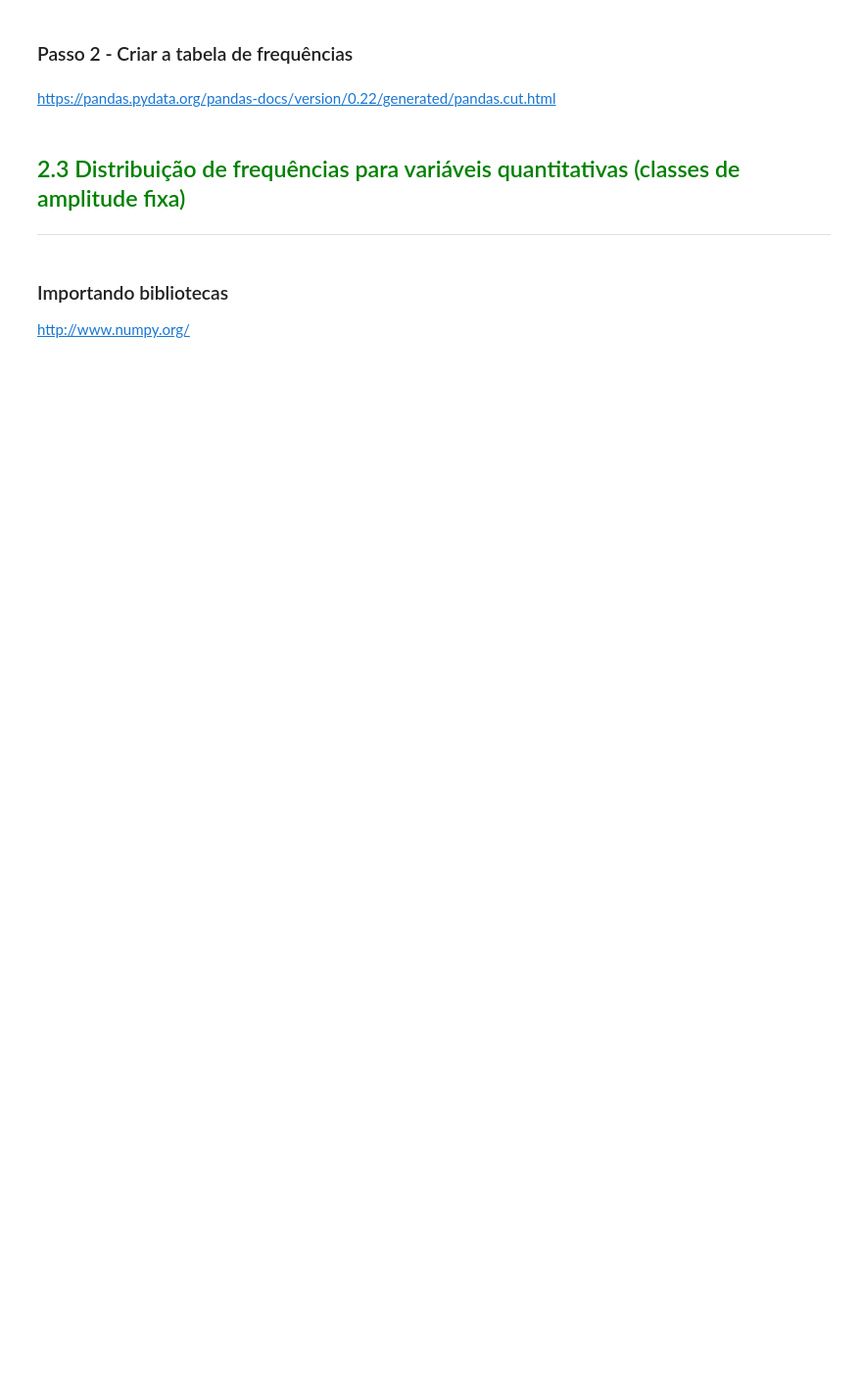
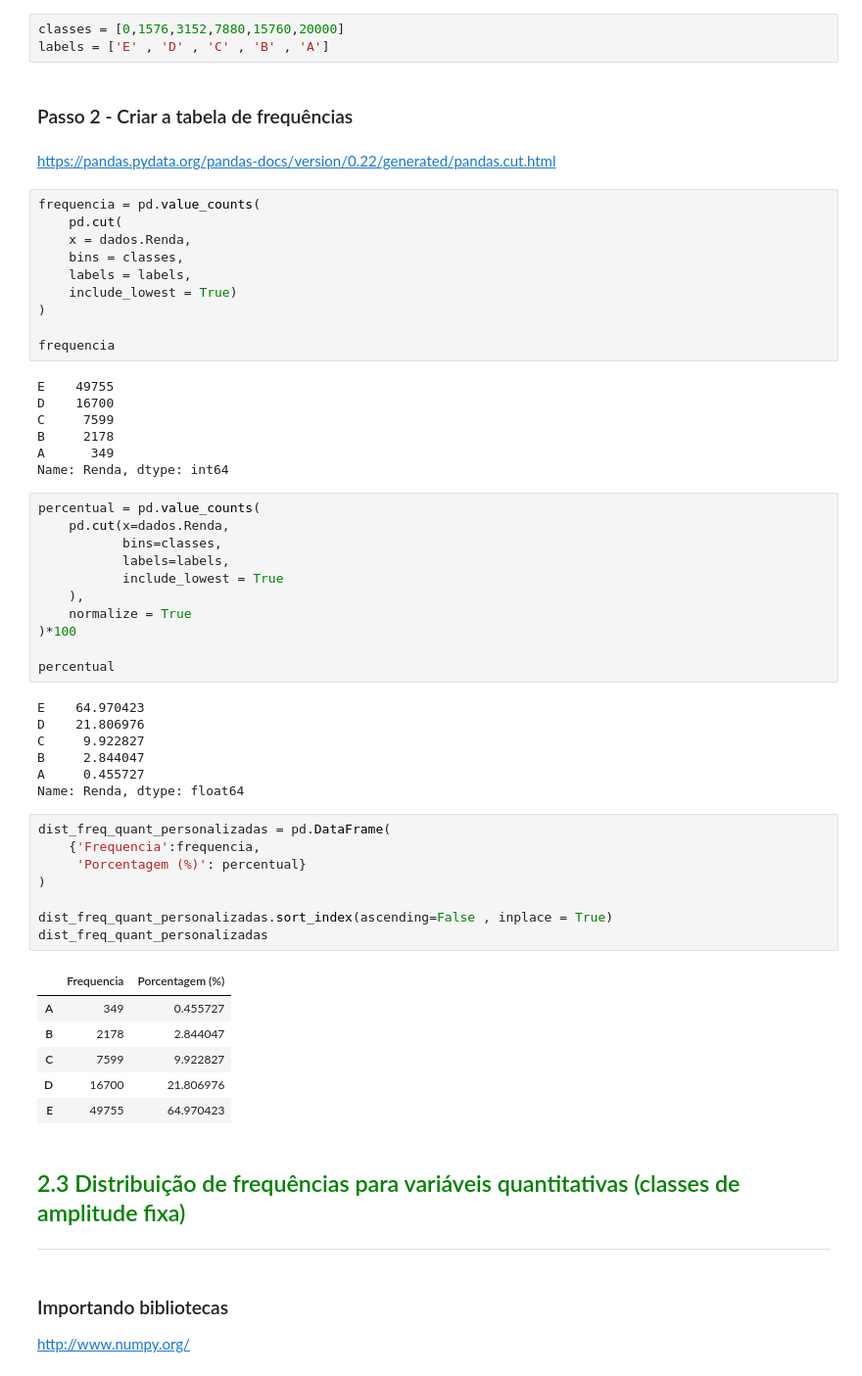
Before and after one commit to bernardogoltz/datascience-python-estatistica, a Jupyter notebook: Curso_de_Estatística_Parte_1.ipynb, the cells around one changed output. Shown at 98% size. Drawn from its saved outputs; the diff is of its cells as text; blank space fills up the shorter version.

```diff
--- a/Curso_de_Estatística_Parte_1.ipynb
+++ b/Curso_de_Estatística_Parte_1.ipynb
@@ -330,7 +337,60 @@ onde <b>SM</b> é o valor do salário mínimo na época. Em nosso caso <b>R$ 788
+# %%
+classes = [0,1576,3152,7880,15760,20000]
+labels = ['E' , 'D' , 'C' , 'B' , 'A']
 # %% [markdown]
 ### Passo 2 - Criar a tabela de frequências
 # %% [markdown]
 https://pandas.pydata.org/pandas-docs/version/0.22/generated/pandas.cut.html
+# %%
+frequencia = pd.value_counts(
+    pd.cut(
+    x = dados.Renda,
+    bins = classes,
+    labels = labels,
+    include_lowest = True)
+)
+
+frequencia
+# %% [output]
+E    49755
+D    16700
+C     7599
+B     2178
+A      349
+Name: Renda, dtype: int64
+# %%
+percentual = pd.value_counts(
+    pd.cut(x=dados.Renda,
+           bins=classes,
+           labels=labels,
+           include_lowest = True
+    ),
+    normalize = True
+)*100
+
+percentual
+# %% [output]
+E    64.970423
+D    21.806976
+C     9.922827
+B     2.844047
+A     0.455727
+Name: Renda, dtype: float64
+# %%
+dist_freq_quant_personalizadas = pd.DataFrame(
+    {'Frequencia':frequencia,
+     'Porcentagem (%)': percentual}
+)
+
+dist_freq_quant_personalizadas.sort_index(ascending=False , inplace = True)
+dist_freq_quant_personalizadas
+# %% [output]
+|  | Frequencia | Porcentagem (%) |
+| A | 349 | 0.455727 |
+| B | 2178 | 2.844047 |
+| C | 7599 | 9.922827 |
+| D | 16700 | 21.806976 |
+| E | 49755 | 64.970423 |
 # %% [markdown]
 ## <font color=green>2.3 Distribuição de frequências para variáveis quantitativas (classes de amplitude fixa)</font>
 ***
```
Also changed, not shown: parts of 13 cells of this notebook.
